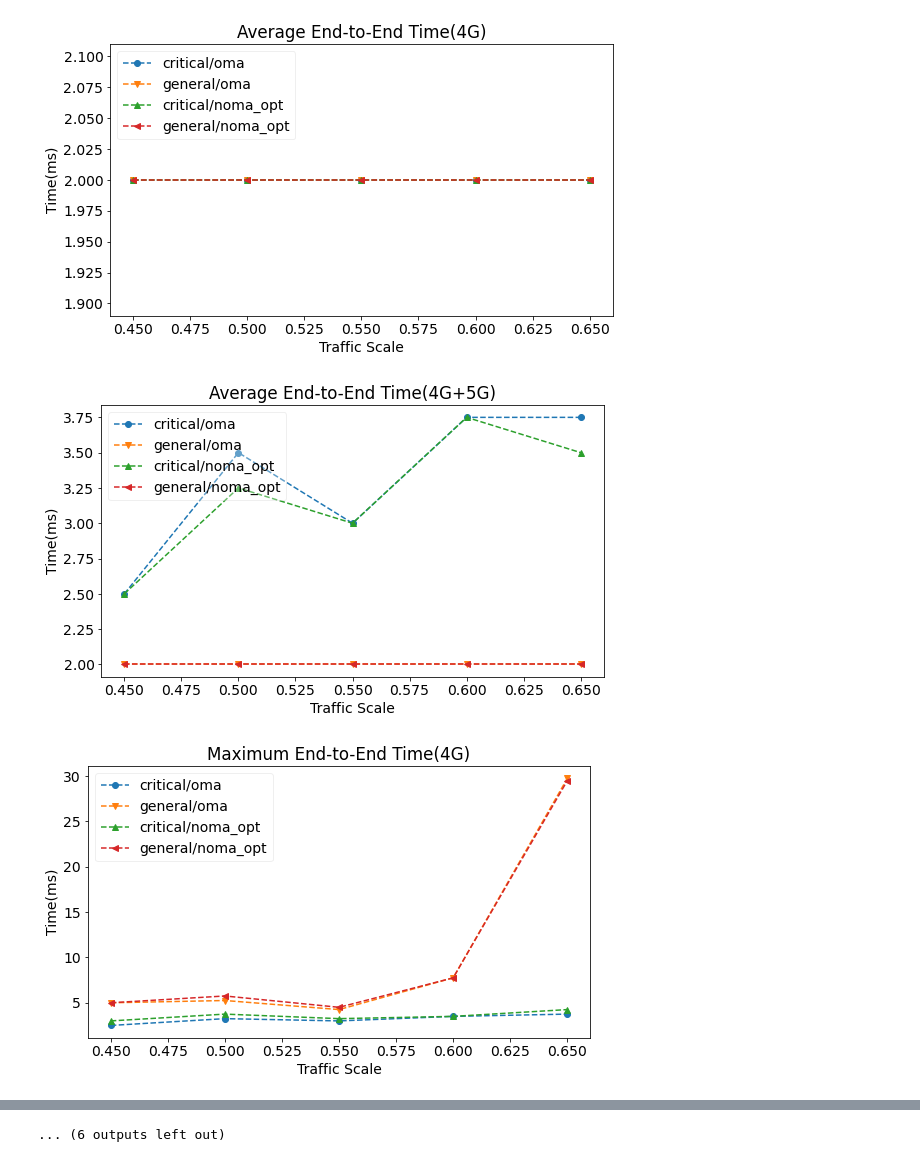
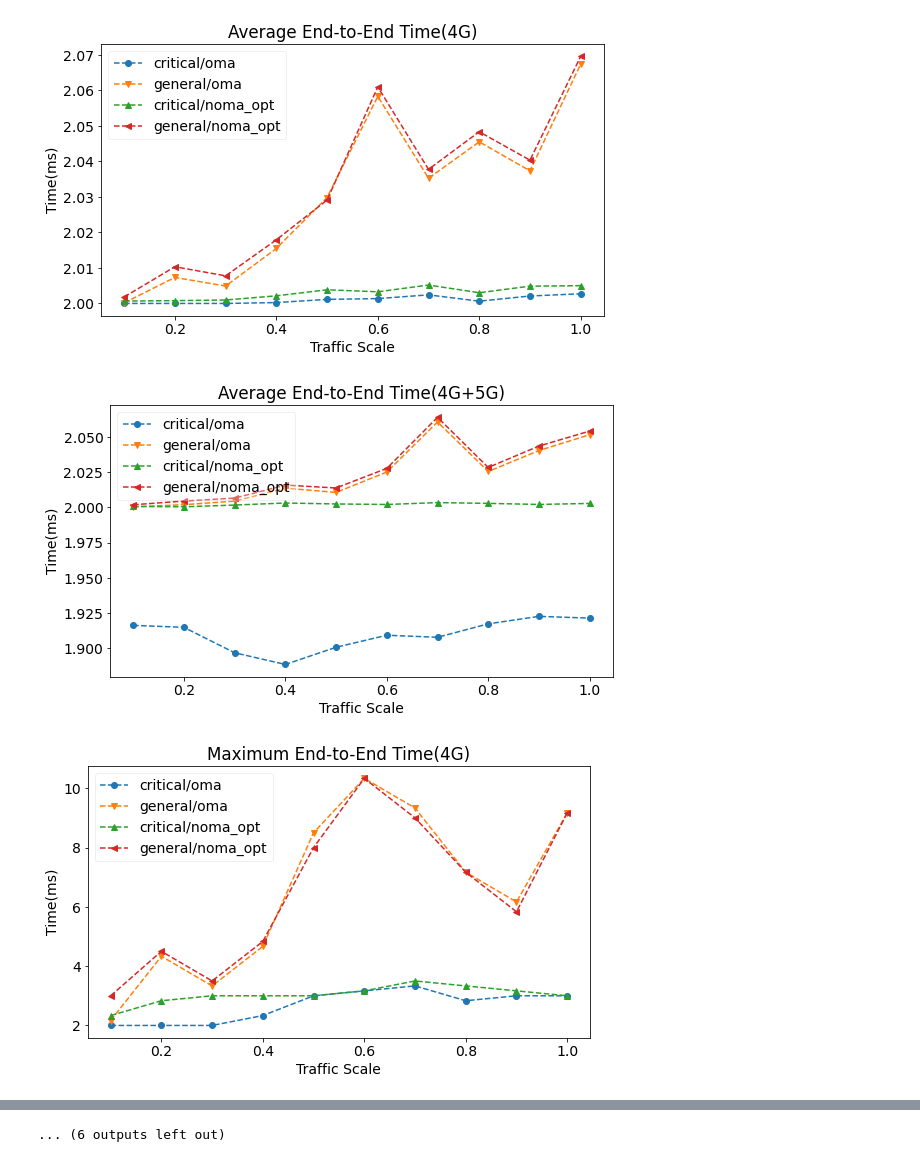
Before and after one commit to ODD2/ProjectSumo, a Jupyter notebook: graph.ipynb, the cells around one changed output, grey strips where cells are left out. Drawn from its saved outputs; the diff is of its cells as text; code cells hidden in the pictures.

```diff
--- a/graph.ipynb
+++ b/graph.ipynb
@@ -99,11 +100,10 @@ def BaseStationScenario(with_rsu):
     else:
         return  "4G"
 # %%
-s = [13232421, 102948123, 4419883, 5157253]
-# s = [13232421]
+s = [13232421, 102948123, 4419883, 5157253,1,2,3,4,5,6,7,8]
 a = [t for t in ResourceAllocatorType]
 b = [False, True]
-c = [0.45, 0.5, 0.55, 0.6, 0.65]
+c = [0.1, 0.2, 0.3, 0.4, 0.5, 0.6, 0.7, 0.8, 0.9, 1.0]
 # %%
 interest_config = InterestConfig(None, False, 0)
 stats = [[[[None for _c in c] for _b in b] for _a in a]for _s in s]
@@ -114,8 +114,11 @@ for _s , seed in enumerate(s):
                 interest_config.res_alloc_type = res_alloc_type
                 interest_config.req_rsu = req_rsu
                 interest_config.traffic_scale = traffic_scale
-                with open("data/{}/{}/report.pickle".format(seed,str(interest_config)), "rb") as file:
-                    stats[_s][_a][_b][_c] = pickle.load(file)
+                try:
+                    with open("data/{}/{}/report.pickle".format(seed,str(interest_config)), "rb") as file:
+                        stats[_s][_a][_b][_c] = pickle.load(file)
+                except:
+                    print(str(interest_config) + " seed({})".format(seed))
 # %%
 # create picture folder
 dirpath = "pics/"
@@ -138,41 +154,41 @@ for config in sg_graph_configs:
                 BaseStationScenario(b[_b])
             )
             plt.figure(serial, figsize=(9, 5))
             plt.xlabel(config["x"])
             plt.ylabel(config["y"])
             plt.title(title)
             line_no = 0
             for _a in range(len(a)):
                 for sg in SocialGroup:
                     y = []
                     x = c
                     for _c in range(len(c)):
-                        value = 0
+                        value = []
                         for _s in range(len(s)):
                             v = stats[_s][_a][_b][_c][catalog][sg][subject.lower()]
                             if v == _pinf or v == _ninf:
                                 v = 0
-                            value += round(v*1000)
-                        y.append(value/len(s))
+                            value.append(v*1000)
+                        value.sort()
+                        drop_elements= math.floor(math.floor(len(value)/2)/2)
+
+                        y.append(sum(value[drop_elements:-drop_elements])/(len(s)-2*drop_elements))
+                        # y.append(np.median(value))
                     plt.plot(
                         x,
                         y,
                         GetLineMarkerStyle(line_no),
                         label="{}/{}".format(
                               str(sg).lower(),
                               a[_a].name.lower(),
                         )
                     )
                     line_no += 1
-                    #   plt.text(
-                    #     c[-1],
-                    #     y[-1],
-                    #   )
             plt.legend(loc='upper left', bbox_to_anchor=(0, 1))
-            plt.savefig('{}/{}.pdf'.format(dirpath, title))
+            # plt.savefig('{}/{}.pdf'.format(dirpath, title))
             serial += 1
 plt.show()
 # %% [output]
-[figure, old version]
+[figure, new version]
-[figure, old version]
+[figure, new version]
-[figure, old version]
+[figure, new version]
```
Also changed, not shown: parts of 6 cells of this notebook, 6 other files.
